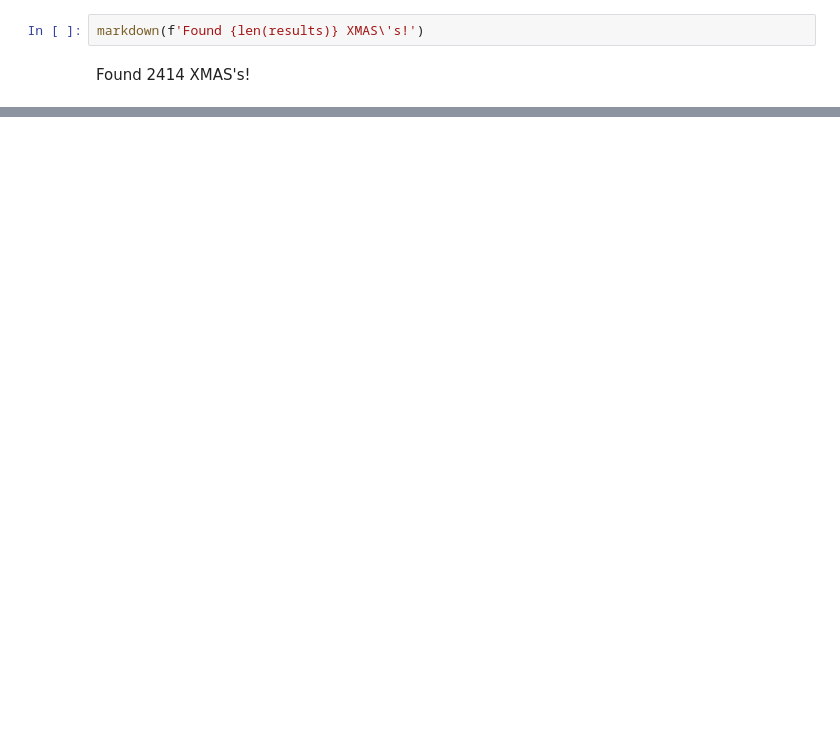
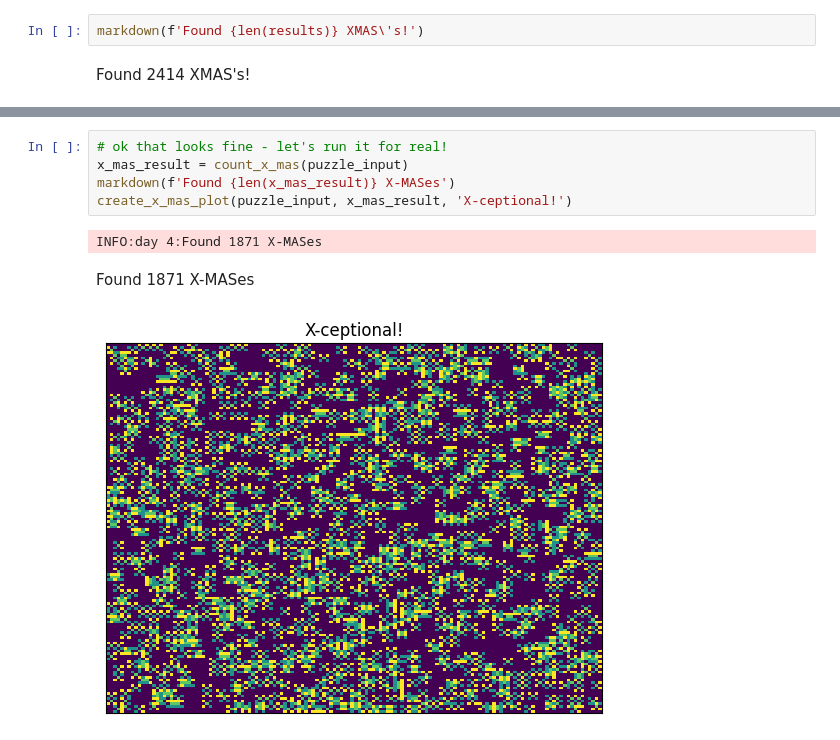
Before and after one commit to nouseforkeys/advent-of-code-24, a Jupyter notebook: day_4.ipynb, the cells around one changed output, grey strips where cells are left out. Cells and saved outputs as stored; diff of their text form; blank space fills up the shorter version.

```diff
--- a/day_4.ipynb
+++ b/day_4.ipynb
@@ -169,0 +235,9 @@ Found 2414 XMAS's!
+# %%
+# ok that looks fine - let's run it for real!
+x_mas_result = count_x_mas(puzzle_input)
+markdown(f'Found {len(x_mas_result)} X-MASes')
+create_x_mas_plot(puzzle_input, x_mas_result, 'X-ceptional!')
+# %% [output]
+INFO:day 4:Found 1871 X-MASes
+Found 1871 X-MASes
+[figure, added]
```
Also changed, not shown: parts of 5 cells of this notebook.
